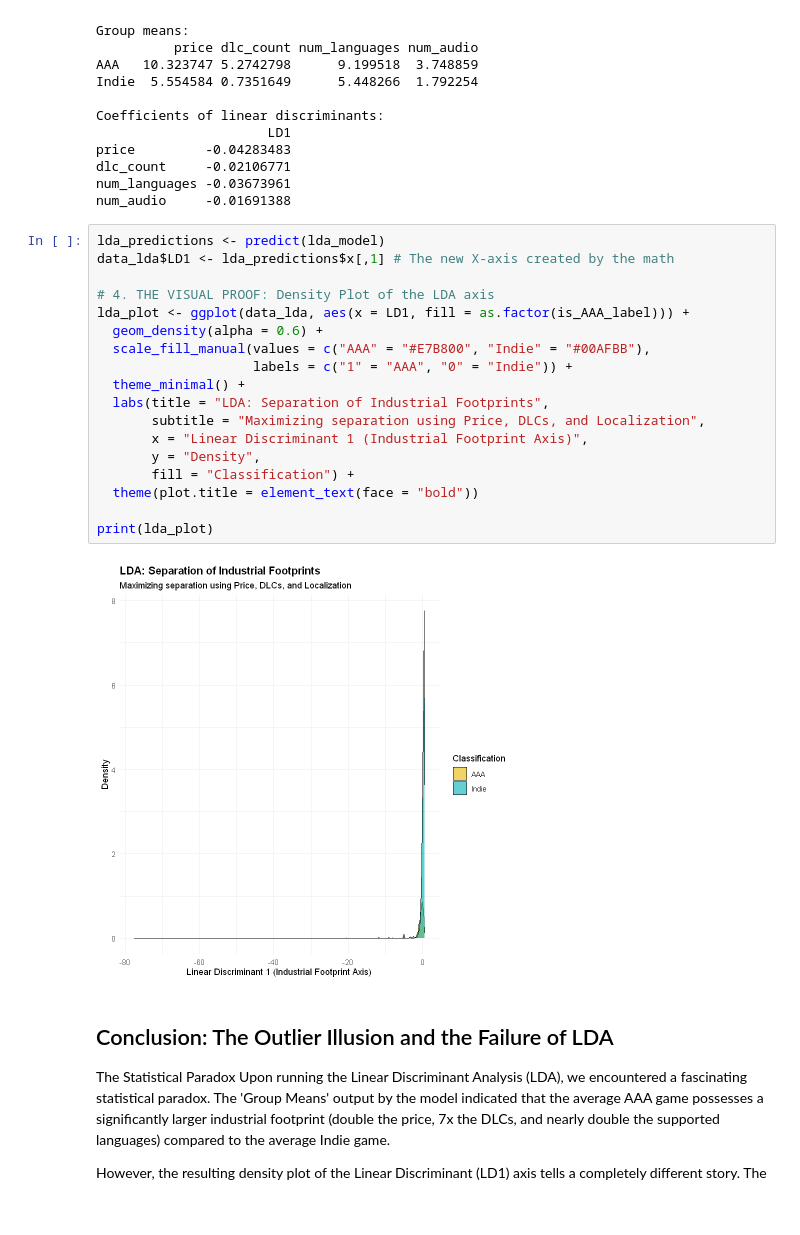
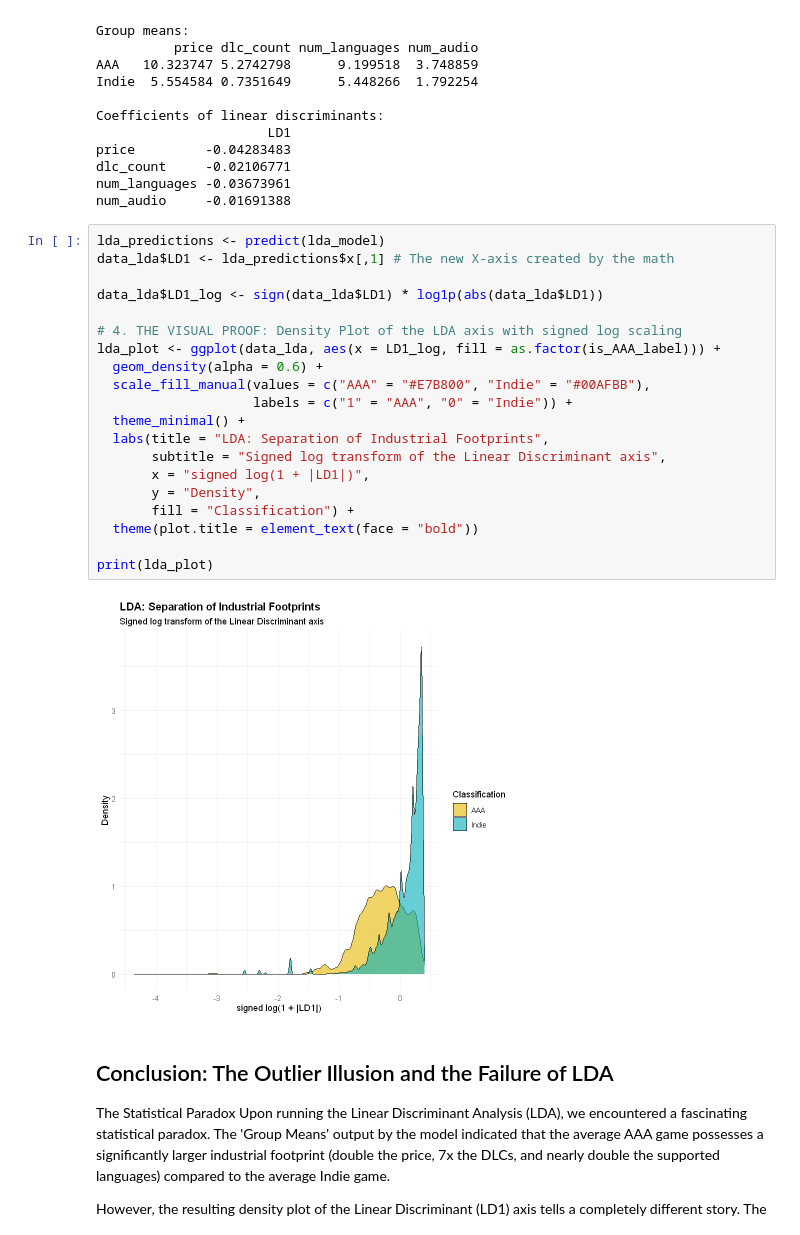
Before and after one commit to Thethomasbutnottheleast/Steam-Analyse, a Jupyter notebook: explo_steam.ipynb, the cells around one changed output. Saved outputs shown, nothing was run; the diff lists cells and outputs as text.

```diff
--- a/explo_steam.ipynb
+++ b/explo_steam.ipynb
@@ -1060,23 +1090,25 @@ num_audio     -0.01691388
 # %%
 lda_predictions <- predict(lda_model)
 data_lda$LD1 <- lda_predictions$x[,1] # The new X-axis created by the math
 
-# 4. THE VISUAL PROOF: Density Plot of the LDA axis
-lda_plot <- ggplot(data_lda, aes(x = LD1, fill = as.factor(is_AAA_label))) +
+data_lda$LD1_log <- sign(data_lda$LD1) * log1p(abs(data_lda$LD1))
+
+# 4. THE VISUAL PROOF: Density Plot of the LDA axis with signed log scaling
+lda_plot <- ggplot(data_lda, aes(x = LD1_log, fill = as.factor(is_AAA_label))) +
   geom_density(alpha = 0.6) +
   scale_fill_manual(values = c("AAA" = "#E7B800", "Indie" = "#00AFBB"),
                     labels = c("1" = "AAA", "0" = "Indie")) +
   theme_minimal() +
   labs(title = "LDA: Separation of Industrial Footprints",
-       subtitle = "Maximizing separation using Price, DLCs, and Localization",
-       x = "Linear Discriminant 1 (Industrial Footprint Axis)",
+       subtitle = "Signed log transform of the Linear Discriminant axis",
+       x = "signed log(1 + |LD1|)",
        y = "Density",
        fill = "Classification") +
   theme(plot.title = element_text(face = "bold"))
 
 print(lda_plot)
 # %% [output]
-[figure, old version]
+[figure, new version]
 # %% [markdown]
 ## Conclusion: The Outlier Illusion and the Failure of LDA
 The Statistical Paradox
```
Also changed, not shown: parts of 5 cells of this notebook.
